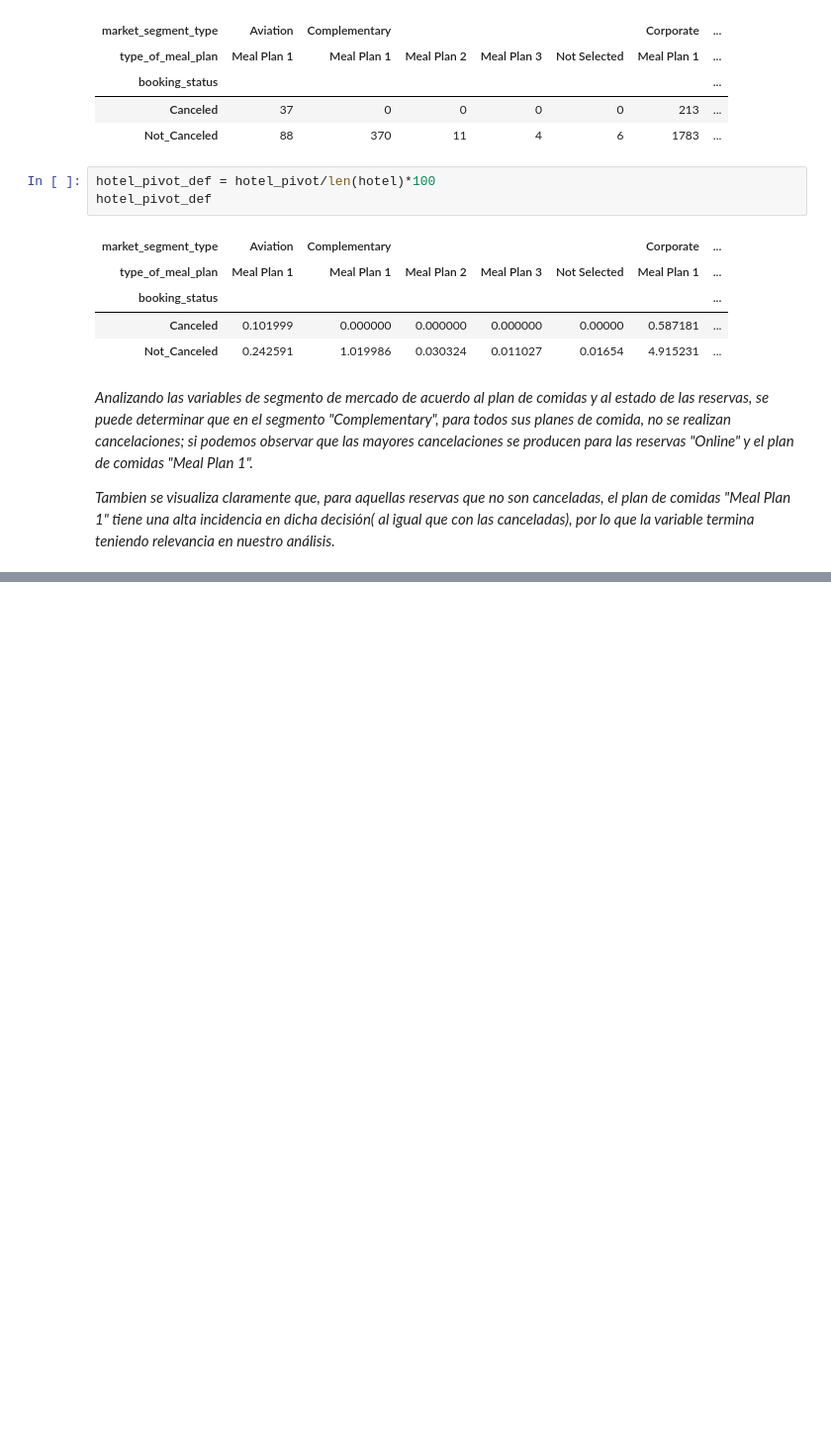
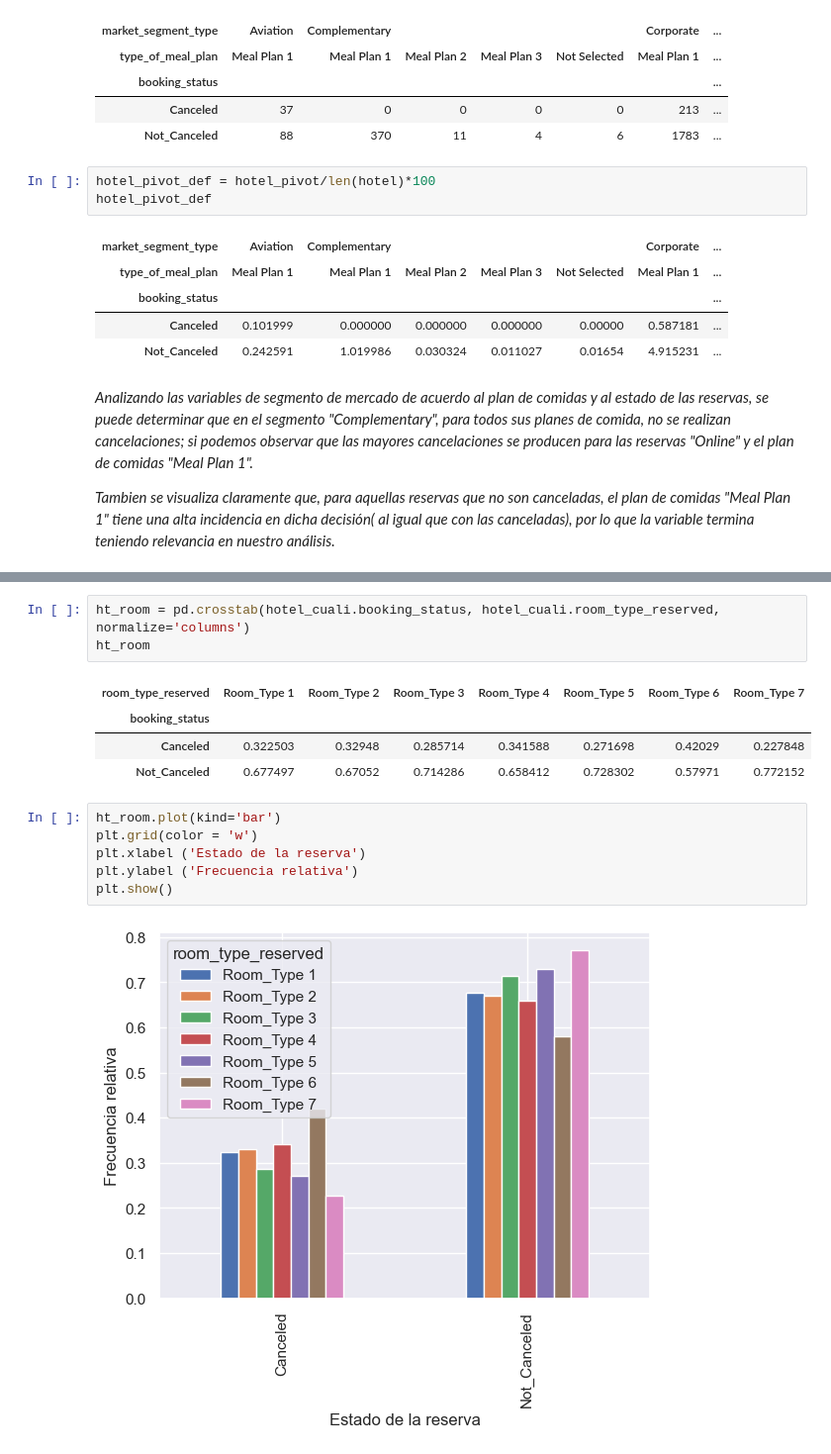
Before and after one commit to daniperez92/Data_Science, a Jupyter notebook: Cuarto Desafío/ProyectoDS_ParteII_Perez.ipynb, the cells around one changed output, grey strips where cells are left out. Shown at 99% size. Saved outputs shown, nothing was run; the diff lists cells and outputs as text; blank space fills up the shorter version.

```diff
--- a/Cuarto Desafío/ProyectoDS_ParteII_Perez.ipynb
+++ b/Cuarto Desafío/ProyectoDS_ParteII_Perez.ipynb
@@ -186,0 +318,16 @@ hotel_pivot_def
+# %%
+ht_room = pd.crosstab(hotel_cuali.booking_status, hotel_cuali.room_type_reserved, normalize='columns')
+ht_room
+# %% [output]
+| room_type_reserved | Room_Type 1 | Room_Type 2 | Room_Type 3 | Room_Type 4 | Room_Type 5 | Room_Type 6 | Room_Type 7 |
+| booking_status |  |  |  |  |  |  |  |
+| Canceled | 0.322503 | 0.32948 | 0.285714 | 0.341588 | 0.271698 | 0.42029 | 0.227848 |
+| Not_Canceled | 0.677497 | 0.67052 | 0.714286 | 0.658412 | 0.728302 | 0.57971 | 0.772152 |
+# %%
+ht_room.plot(kind='bar')
+plt.grid(color = 'w')
+plt.xlabel ('Estado de la reserva')
+plt.ylabel ('Frecuencia relativa')
+plt.show()
+# %% [output]
+[figure, added]
```
Also changed, not shown: parts of 25 cells of this notebook.
